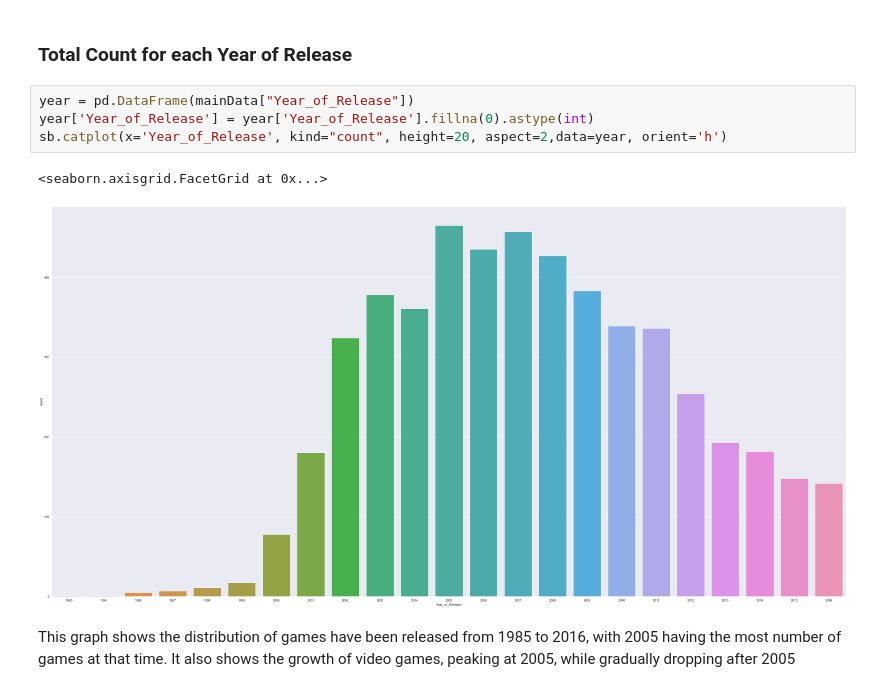
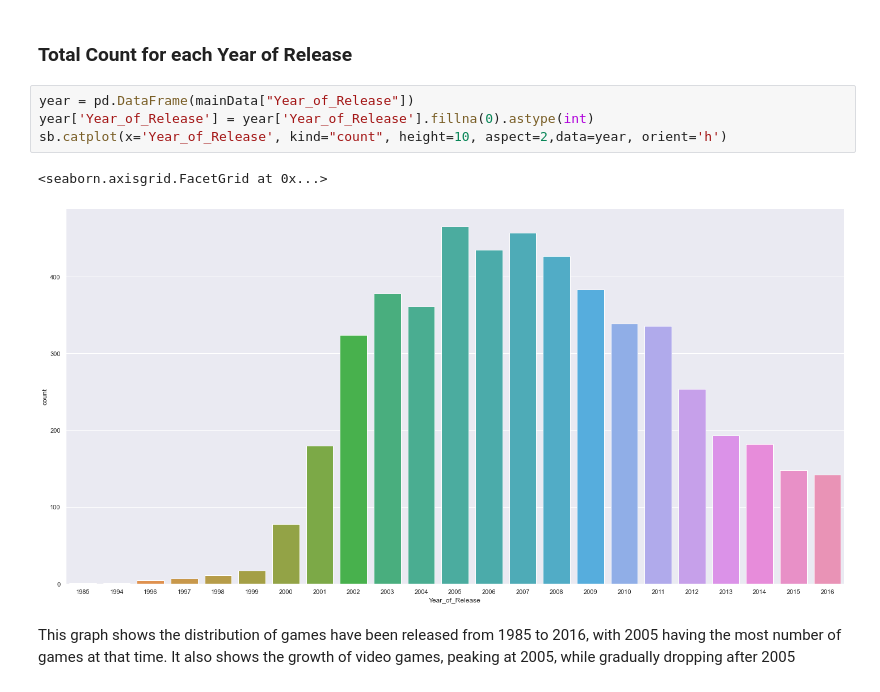
Before and after one commit to dihcuierc/Game_Analysis, a Jupyter notebook: NoteBooks/2. Data Visual.ipynb, the cells around one changed output. Cells and saved outputs as stored; diff of their text form.

```diff
--- a/NoteBooks/2. Data Visual.ipynb
+++ b/NoteBooks/2. Data Visual.ipynb
@@ -63,10 +63,10 @@ This graph shows how many games have been released by all the platforms, with
 # %%
 year = pd.DataFrame(mainData["Year_of_Release"])
 year['Year_of_Release'] = year['Year_of_Release'].fillna(0).astype(int)
-sb.catplot(x='Year_of_Release', kind="count", height=20, aspect=2,data=year, orient='h')
+sb.catplot(x='Year_of_Release', kind="count", height=10, aspect=2,data=year, orient='h')
 # %% [output]
 <seaborn.axisgrid.FacetGrid at 0x...>
-[figure, old version]
+[figure, new version]
 # %% [markdown]
 This graph shows the distribution of games have been released from 1985 to 2016, with 2005 having the most number of games at that time. It also shows the growth of video games, peaking at 2005, while gradually dropping after 2005
 # %% [markdown]
```
